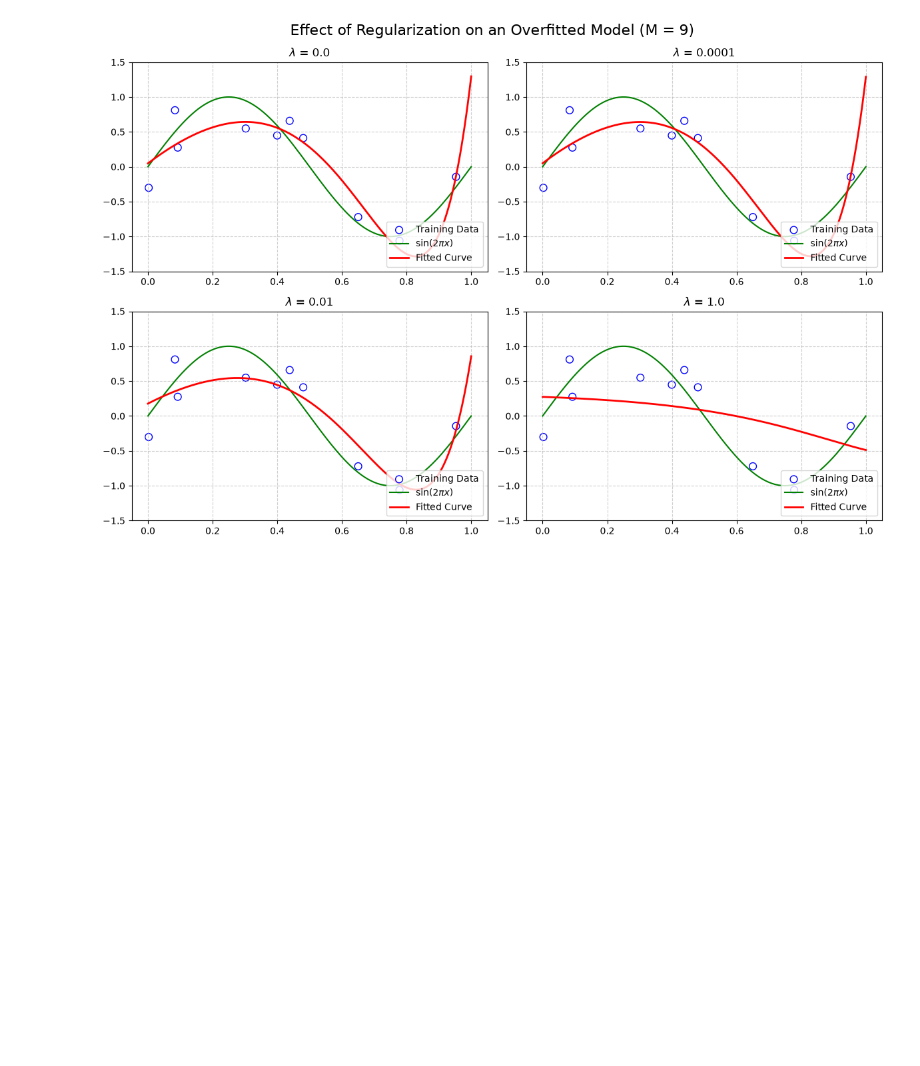
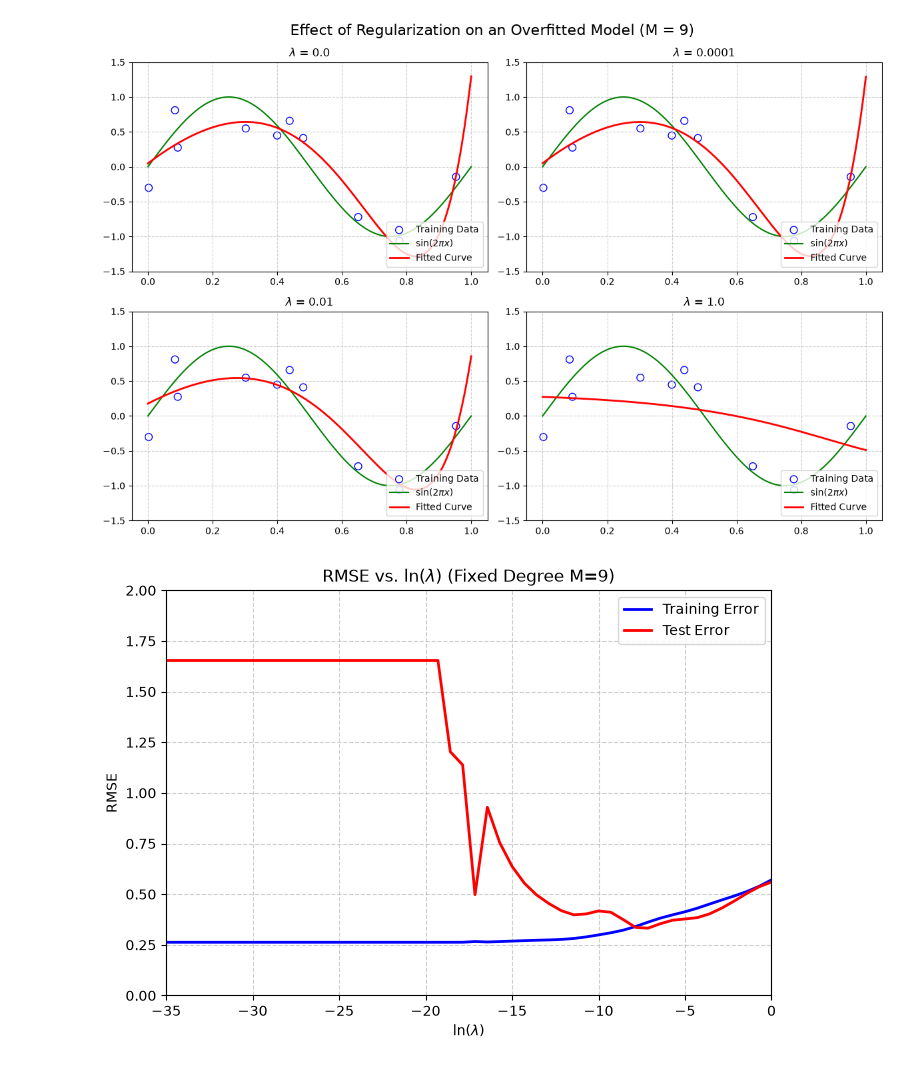
Before and after one commit to YuminPark78/sandbox-jax, a Jupyter notebook: notebooks/01_overfitting_polynomial_regularization.ipynb, the cells around one changed output. Cells and saved outputs as stored; diff of their text form; code cells hidden in the pictures; blank space fills up the shorter version.

```diff
--- a/notebooks/01_overfitting_polynomial_regularization.ipynb
+++ b/notebooks/01_overfitting_polynomial_regularization.ipynb
@@ -422,3 +422,57 @@ Optimized Weights for Lambda=1.0:
 [ 0.27359498 -0.1672495  -0.2828376  -0.23236746 -0.15216482 -0.07792714
  -0.01823691  0.02682103  0.05956847  0.0826508 ]
 [figure]
+# %%
+root_key = jax.random.PRNGKey(2026)
+train_key, test_key = jax.random.split(root_key)
+
+x_train, t_train = generate_sinusoidal_data(train_key, num_points=10)
+x_test, t_test = generate_sinusoidal_data(test_key, num_points=100)
+
+M = 9 # Fix M to 9 to start with an overfitted model
+phi_train = polynomial_features(x_train, M)
+phi_test = polynomial_features(x_test, M)
+
+# Create an array of ln(lambda) values from -35 to 0 (very small to large penalty)
+ln_lambdas = jnp.linspace(-35, 0, 50)
+lambdas = jnp.exp(ln_lambdas)
+
+train_errors = []
+test_errors = []
+
+# Identity matrix for the regularization term (shape: M+1 x M+1)
+I = jnp.eye(M + 1)
+
+for lam in lambdas:
+    A = jnp.dot(phi_train.T, phi_train) + lam * I
+    b = jnp.dot(phi_train.T, t_train)
+
+    w = jnp.linalg.solve(A, b)
+
+    # Predictions
+    pred_train = jnp.dot(phi_train, w)
+    pred_test = jnp.dot(phi_test, w)
+
+    # Calculate and store RMSE
+    train_errors.append(rmse(pred_train, t_train))
+    test_errors.append(rmse(pred_test, t_test))
+
+plt.figure(figsize=(7, 5))
+
+plt.plot(ln_lambdas, train_errors, color='blue', linewidth=2, label='Training Error')
+plt.plot(ln_lambdas, test_errors, color='red', linewidth=2, label='Test Error')
+
+plt.title(f"RMSE vs. $\ln(\lambda)$ (Fixed Degree M={M})")
+plt.xlabel("$\ln(\lambda)$")
+plt.ylabel("RMSE")
+
+# Set the x-axis limits to match the range of ln(lambda)
+plt.xlim(-35, 0)
+plt.ylim(0, 2)
+
+plt.grid(True, linestyle='--', alpha=0.6)
+plt.legend()
+plt.tight_layout()
+plt.show()
+# %% [output]
+[figure, added]
```
